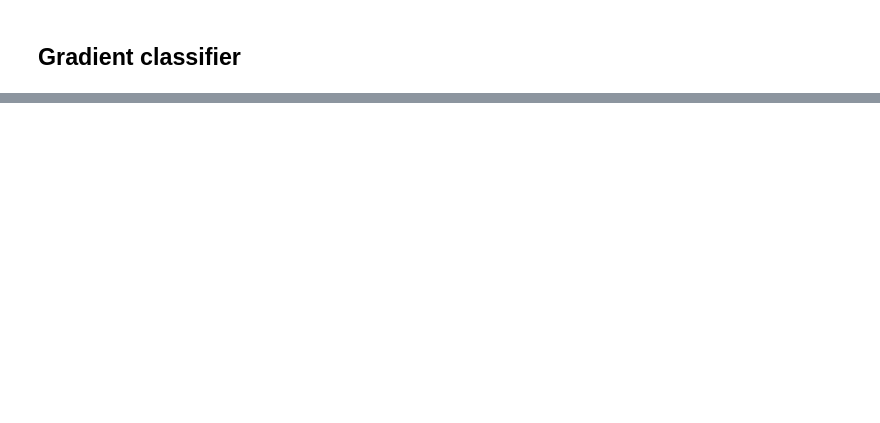
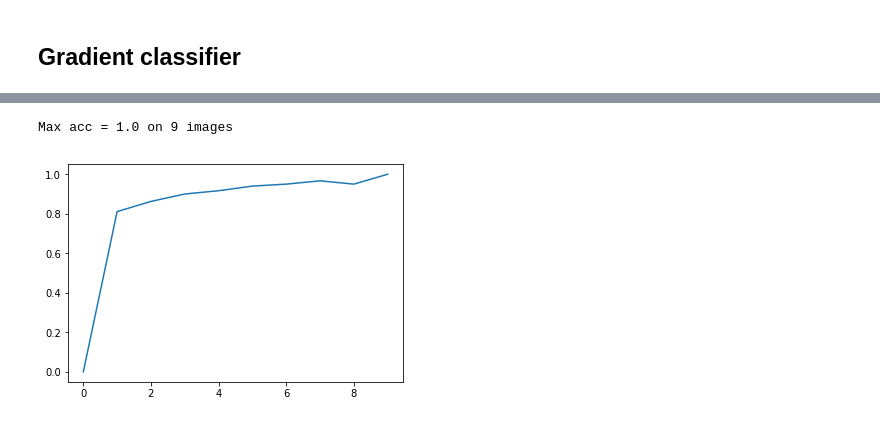
Before and after one commit to Andre6o6/biometrics_project, a Jupyter notebook: analisis.ipynb, the cells around one changed output, grey strips where cells are left out. Cells and saved outputs as stored; diff of their text form; code cells hidden in the pictures; blank space fills up the shorter version.

```diff
--- a/analisis.ipynb
+++ b/analisis.ipynb
@@ -297,0 +216,13 @@ Gradient --  True
+# %%
+clf = RandomPointsClassifier(n_points=950)
+
+history = [0]
+for batch_size in range(1, imgs_per_class+1):
+    acc = test_on_batches(clf, train_norm, test_norm, batch_size, voting='soft')
+    history.append(acc)
+
+plt.plot(history)
+print("Max acc = {} on {} images".format(max(history), history.index(max(history))))
+# %% [output]
+Max acc = 1.0 on 9 images
+[figure, added]
```
Also changed, not shown: parts of 27 cells of this notebook, 4 other files.
